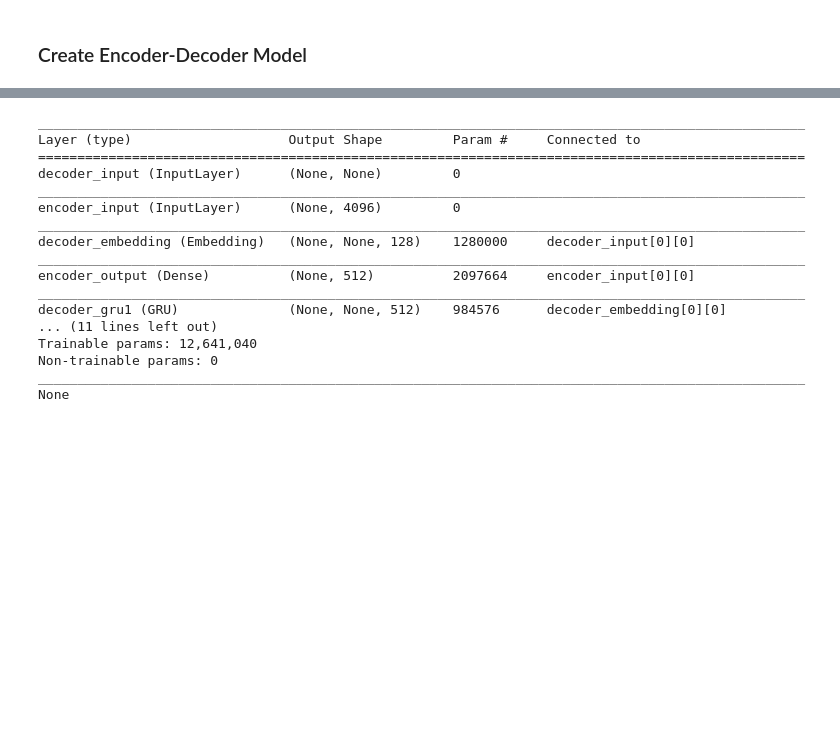
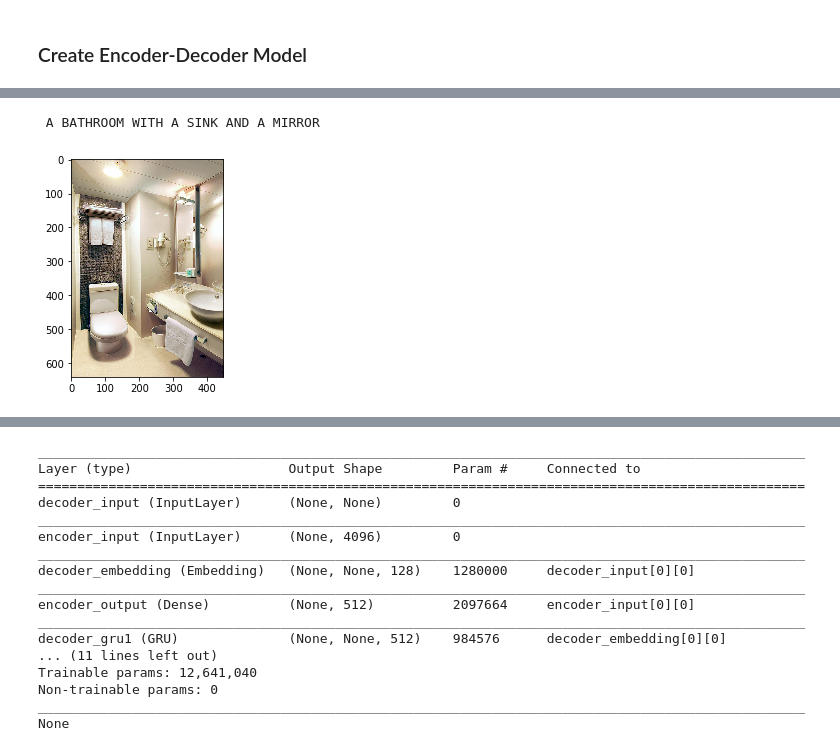
Before and after one commit to catnado/Image_Caption, a Jupyter notebook: Baseline_Model.ipynb, the cells around one changed output, grey strips where cells are left out. Drawn from its saved outputs; the diff is of its cells as text; code cells hidden in the pictures; blank space fills up the shorter version.

```diff
--- a/Baseline_Model.ipynb
+++ b/Baseline_Model.ipynb
@@ -505,0 +561,4 @@ check_yval = yval[:300]
+# %%
+train_idx = np.random.randint(8000, size=1000)
+val_idx = np.random.randint(2000, size=300)
+val_idx = val_idx + 8000
@@ -527 +606,6 @@ Wall time: 1min 33s
+# %%
+show_image(filenames_train[train_idx[50]], captions_train[train_idx[50]])
+# %% [output]
+ A BATHROOM WITH A SINK AND A MIRROR
+[figure, added]
 # %%
```
Also changed, not shown: parts of 33 cells of this notebook, 2 other files.
